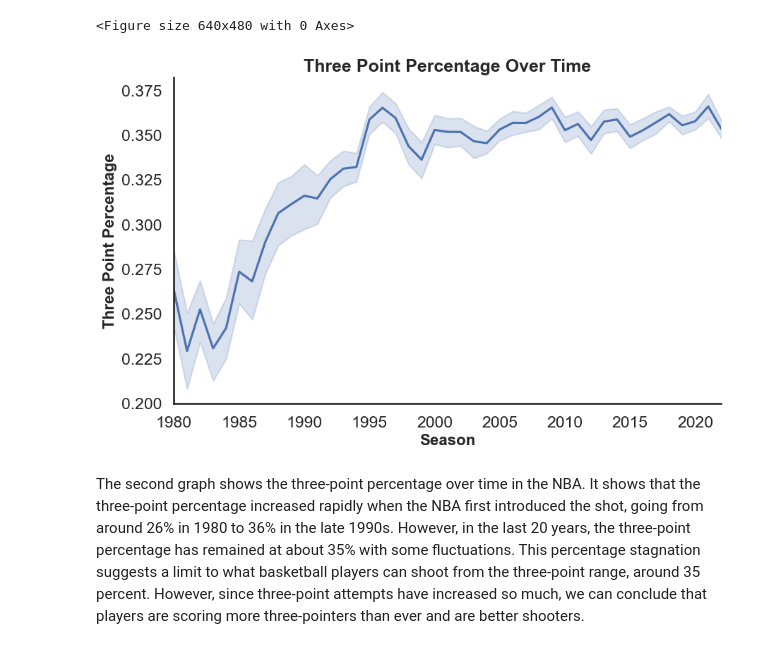
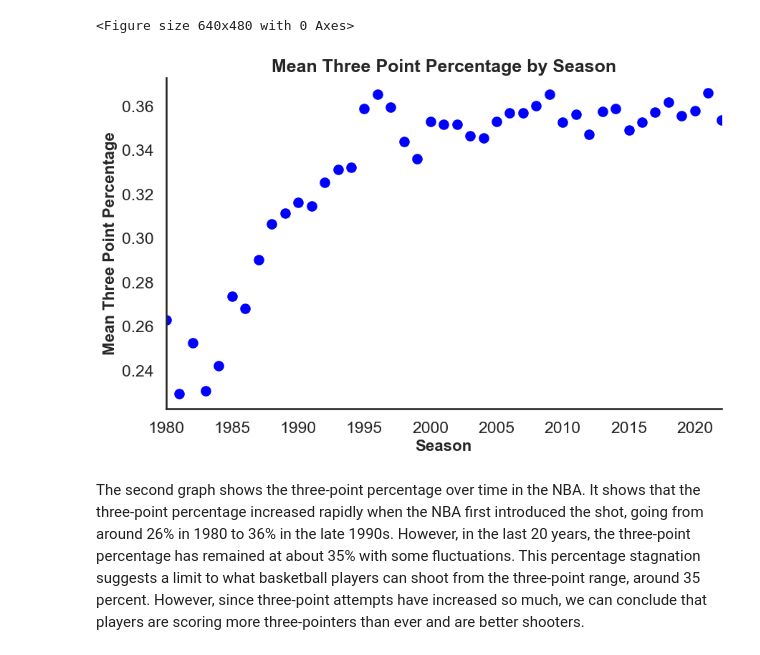
Before and after one commit to ubco-W2022T2-data301/project-group-group-23, a Jupyter notebook: analysis/analysis2.ipynb, the cells around one changed output. Saved outputs shown, nothing was run; the diff lists cells and outputs as text; code cells hidden in the pictures.

```diff
--- a/analysis/analysis2.ipynb
+++ b/analysis/analysis2.ipynb
@@ -49,24 +49,27 @@ plt.savefig('three_point_attempts.png')
 # %% [output]
 <Figure size 640x480 with 0 Axes>
 # %%
+# Calculate mean three point percentage for each season
+mean_data = df.groupby('season')['three_point_percentage'].mean().reset_index()
+
 # Set plot size
 plt.figure(figsize=(10,6))
 
-# Create line plot
-graph2 = sns.lineplot(x=df['season'], y=df["three_point_percentage"])
+# Create scatter plot
+plt.scatter(x=mean_data['season'], y=mean_data['three_point_percentage'], color='blue')
 
 # Set plot title and axis labels
-plt.title("Three Point Percentage Over Time", fontsize=18, fontweight='bold')
+plt.title("Mean Three Point Percentage by Season", fontsize=18, fontweight='bold')
 plt.xlabel("Season", fontsize=16, fontweight='bold')
-plt.ylabel("Three Point Percentage", fontsize=16, fontweight='bold')
+plt.ylabel("Mean Three Point Percentage", fontsize=16, fontweight='bold')
 
 # Set x-axis limits
-graph2.set_xlim(1980, 2022)
+plt.xlim(1980, 2022)
 
 # Show plot
 plt.show()
 # %% [output]
-[figure, old version]
+[figure, new version]
 # %% [markdown]
 The second graph shows the three-point percentage over time in the NBA. It shows that the three-point percentage increased rapidly when the NBA first introduced the shot, going from around 26% in 1980 to 36% in the late 1990s. However, in the last 20 years, the three-point percentage has remained at about 35% with some fluctuations. This percentage stagnation suggests a limit to what basketball players can shoot from the three-point range, around 35 percent. However, since three-point attempts have increased so much, we can conclude that players are scoring more three-pointers than ever and are better shooters.
 # %%
```
Also changed, not shown: parts of 1 cell of this notebook, 2 other files.
